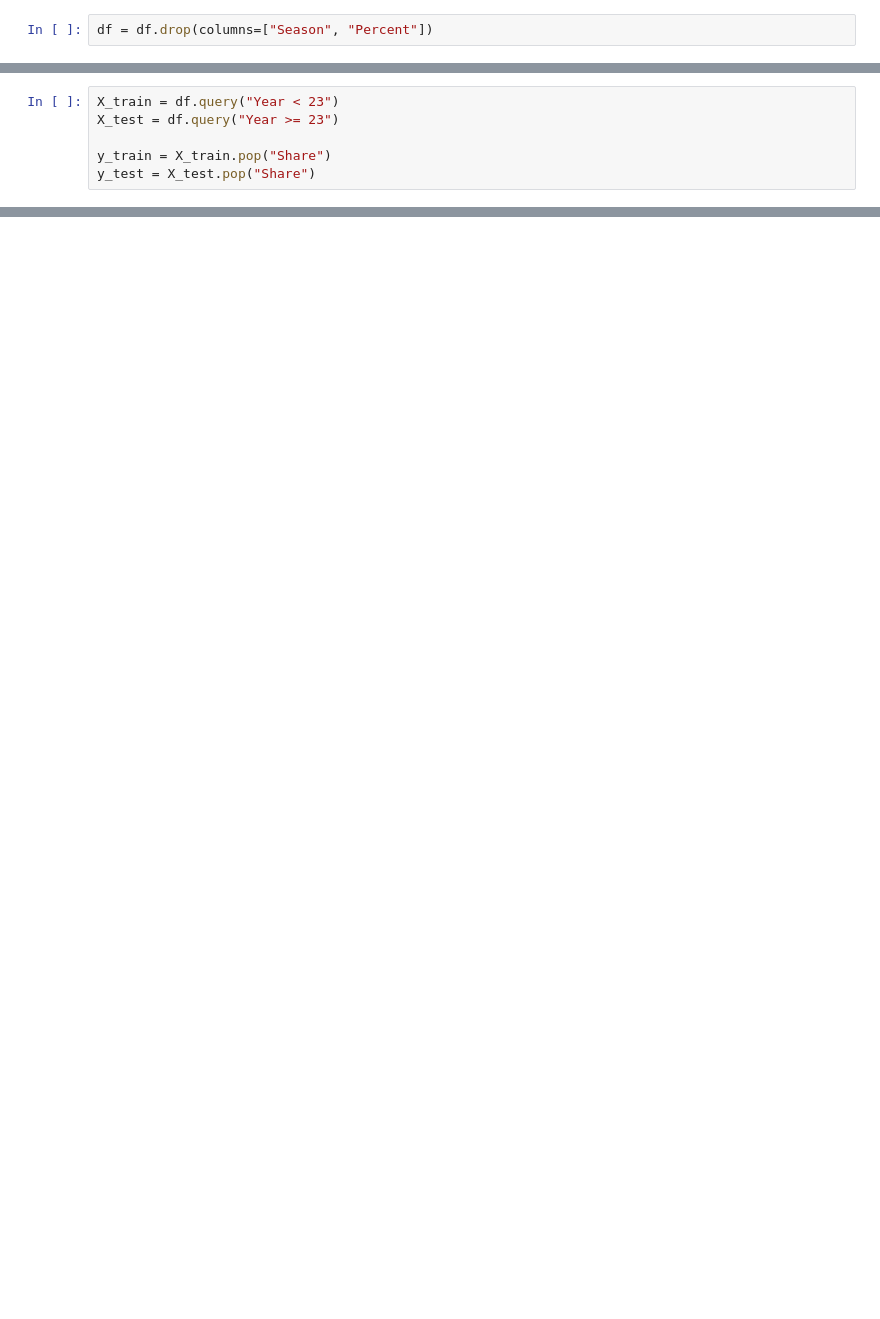
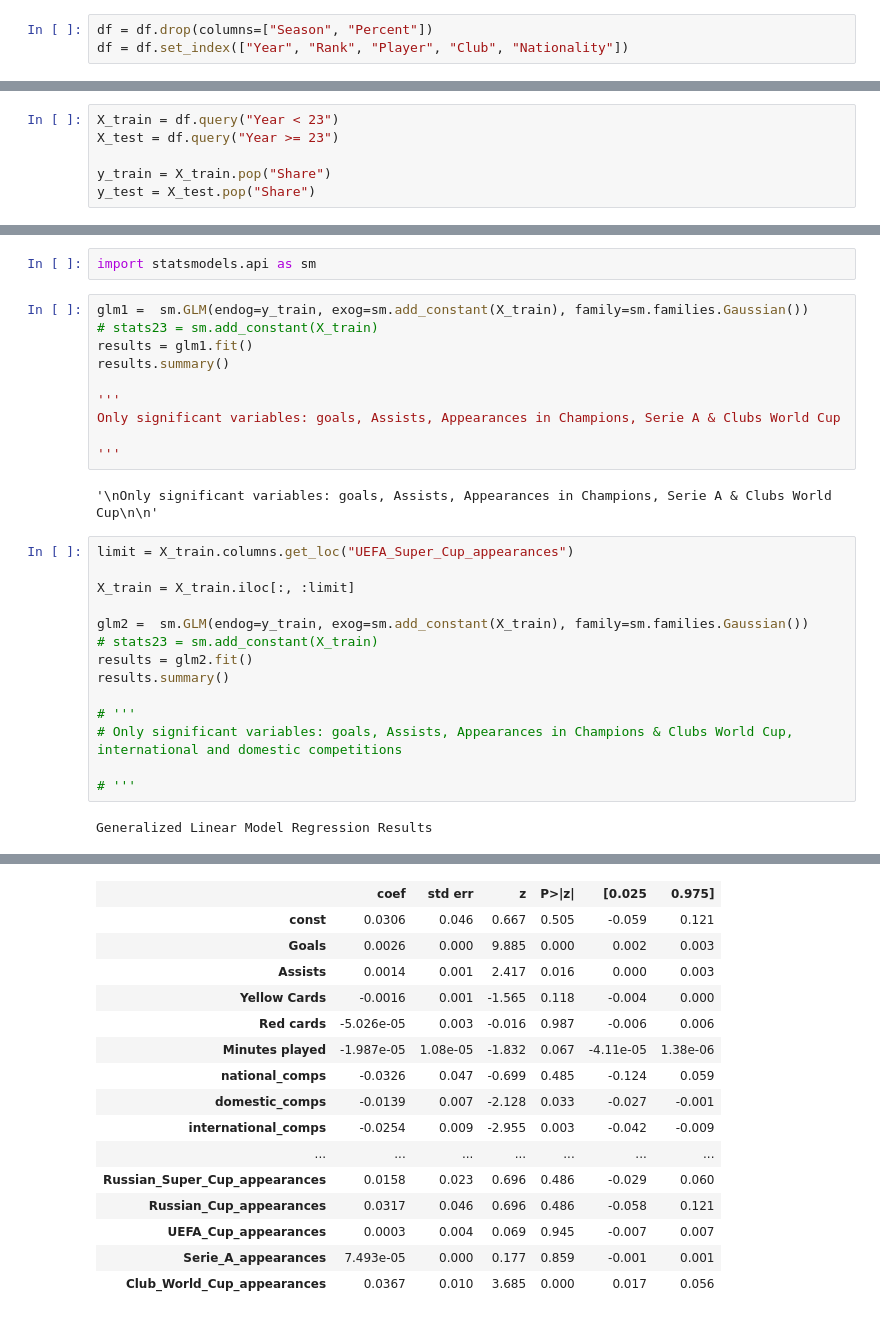
Before and after one commit to TheJarmanitor/outplayed, a Jupyter notebook: notebooks/player_modeling.ipynb, the cells around one changed output, grey strips where cells are left out. Cells and saved outputs as stored; diff of their text form; blank space fills up the shorter version.

Commit message:
Player modeling done

```diff
--- a/notebooks/player_modeling.ipynb
+++ b/notebooks/player_modeling.ipynb
@@ -27,3 +27,4 @@ df.head(30)
 30 rows × 67 columns
 # %%
 df = df.drop(columns=["Season", "Percent"])
+df = df.set_index(["Year", "Rank", "Player", "Club", "Nationality"])
@@ -49,0 +57,30 @@ Name: Share, Length: 331, dtype: float64
+# %%
+import statsmodels.api as sm
+# %%
+glm1 =  sm.GLM(endog=y_train, exog=sm.add_constant(X_train), family=sm.families.Gaussian())
+# stats23 = sm.add_constant(X_train)
+results = glm1.fit()
+results.summary()
+
+'''
+Only significant variables: goals, Assists, Appearances in Champions, Serie A & Clubs World Cup
+
+'''
+# %% [output]
+'\nOnly significant variables: goals, Assists, Appearances in Champions, Serie A & Clubs World Cup\n\n'
+# %%
+limit = X_train.columns.get_loc("UEFA_Super_Cup_appearances")
+
+X_train = X_train.iloc[:, :limit]
+
+glm2 =  sm.GLM(endog=y_train, exog=sm.add_constant(X_train), family=sm.families.Gaussian())
+# stats23 = sm.add_constant(X_train)
+results = glm2.fit()
+results.summary()
+
+# '''
+# Only significant variables: goals, Assists, Appearances in Champions & Clubs World Cup, international and domestic competitions
+
+# '''
+# %% [output]
+Generalized Linear Model Regression Results
@@ -49,0 +96,16 @@ Name: Share, Length: 331, dtype: float64
+|  | coef | std err | z | P>|z| | [0.025 | 0.975] |
+| const | 0.0306 | 0.046 | 0.667 | 0.505 | -0.059 | 0.121 |
+| Goals | 0.0026 | 0.000 | 9.885 | 0.000 | 0.002 | 0.003 |
+| Assists | 0.0014 | 0.001 | 2.417 | 0.016 | 0.000 | 0.003 |
+| Yellow Cards | -0.0016 | 0.001 | -1.565 | 0.118 | -0.004 | 0.000 |
+| Red cards | -5.026e-05 | 0.003 | -0.016 | 0.987 | -0.006 | 0.006 |
+| Minutes played | -1.987e-05 | 1.08e-05 | -1.832 | 0.067 | -4.11e-05 | 1.38e-06 |
+| national_comps | -0.0326 | 0.047 | -0.699 | 0.485 | -0.124 | 0.059 |
+| domestic_comps | -0.0139 | 0.007 | -2.128 | 0.033 | -0.027 | -0.001 |
+| international_comps | -0.0254 | 0.009 | -2.955 | 0.003 | -0.042 | -0.009 |
+| ... | ... | ... | ... | ... | ... | ... |
+| Russian_Super_Cup_appearances | 0.0158 | 0.023 | 0.696 | 0.486 | -0.029 | 0.060 |
+| Russian_Cup_appearances | 0.0317 | 0.046 | 0.696 | 0.486 | -0.058 | 0.121 |
+| UEFA_Cup_appearances | 0.0003 | 0.004 | 0.069 | 0.945 | -0.007 | 0.007 |
+| Serie_A_appearances | 7.493e-05 | 0.000 | 0.177 | 0.859 | -0.001 | 0.001 |
+| Club_World_Cup_appearances | 0.0367 | 0.010 | 3.685 | 0.000 | 0.017 | 0.056 |
```
Also changed, not shown: parts of 6 cells of this notebook.
